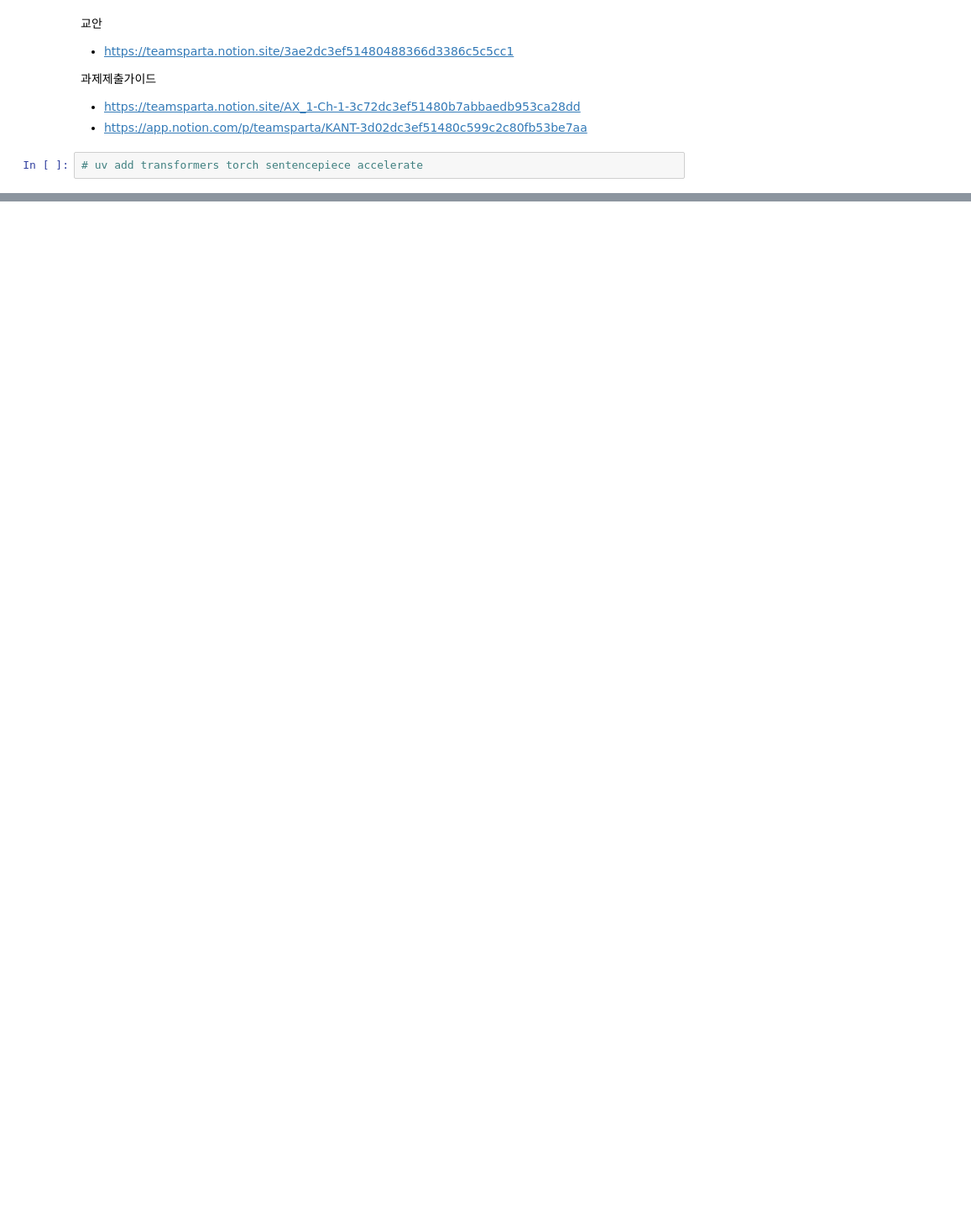
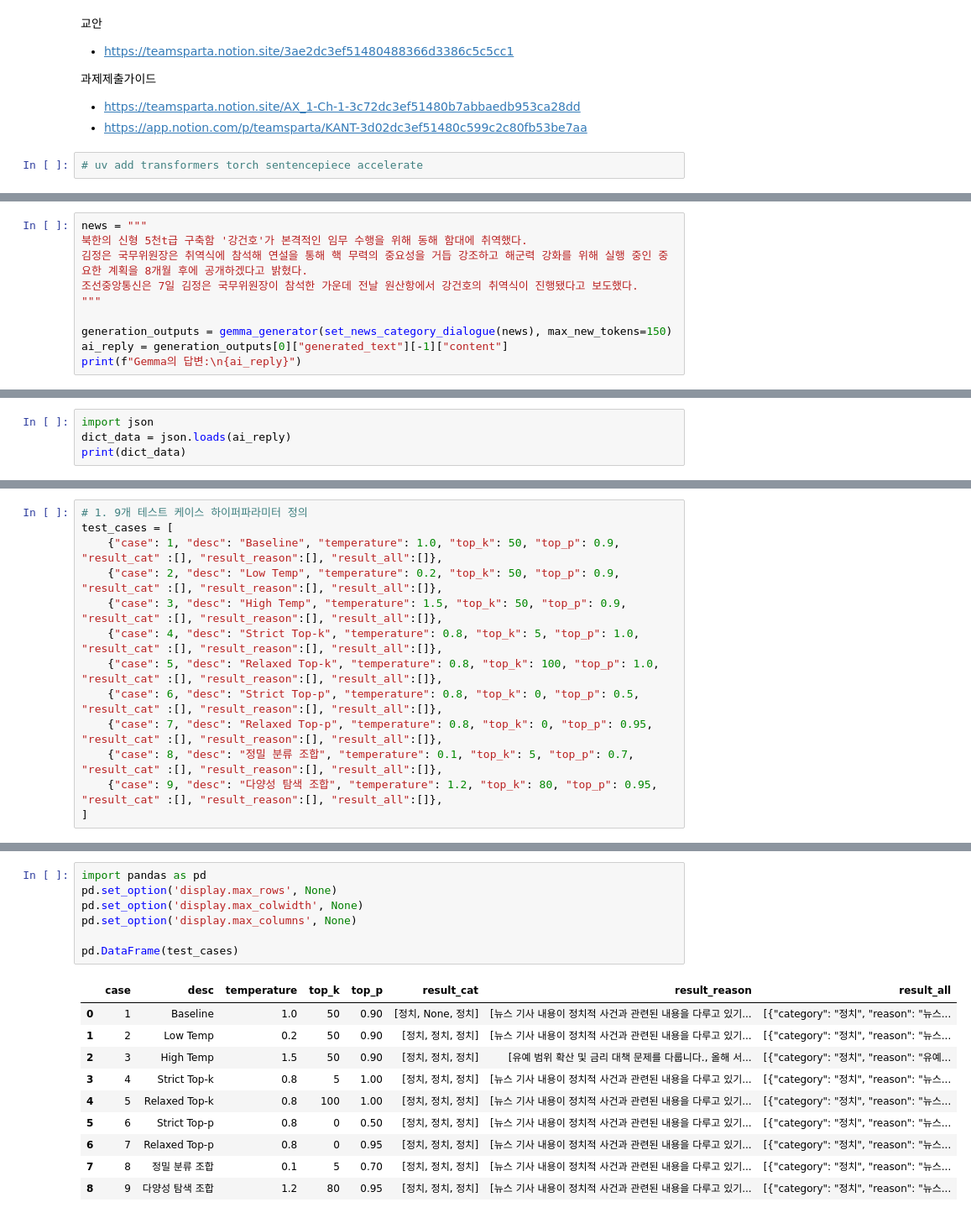
Before and after one commit to gyoo303/kant-ml-final-assignment, a Jupyter notebook: 머신러닝_최종과제_최규형.ipynb, the cells around one changed output, grey strips where cells are left out. Shown at 84% size. Drawn from its saved outputs; the diff is of its cells as text; blank space fills up the shorter version.

```diff
--- a/머신러닝_최종과제_최규형.ipynb
+++ b/머신러닝_최종과제_최규형.ipynb
@@ -1027,0 +1119,10 @@ print(f"Gemma의 답변:\n{ai_reply}")
+# %%
+news = """
+북한의 신형 5천t급 구축함 '강건호'가 본격적인 임무 수행을 위해 동해 함대에 취역했다.
+김정은 국무위원장은 취역식에 참석해 연설을 통해 핵 무력의 중요성을 거듭 강조하고 해군력 강화를 위해 실행 중인 중요한 계획을 8개월 후에 공개하겠다고 밝혔다.
+조선중앙통신은 7일 김정은 국무위원장이 참석한 가운데 전날 원산항에서 강건호의 취역식이 진행됐다고 보도했다.
+"""
+
+generation_outputs = gemma_generator(set_news_category_dialogue(news), max_new_tokens=150)
+ai_reply = generation_outputs[0]["generated_text"][-1]["content"]
+print(f"Gemma의 답변:\n{ai_reply}")
@@ -1027,0 +1133,4 @@ print(f"Gemma의 답변:\n{ai_reply}")
+# %%
+import json
+dict_data = json.loads(ai_reply)
+print(dict_data)
@@ -1027,0 +1217,13 @@ print(f"Gemma의 답변:\n{ai_reply}")
+# %%
+# 1. 9개 테스트 케이스 하이퍼파라미터 정의
+test_cases = [
+    {"case": 1, "desc": "Baseline", "temperature": 1.0, "top_k": 50, "top_p": 0.9, "result_cat" :[], "result_reason":[], "result_all":[]},
+    {"case": 2, "desc": "Low Temp", "temperature": 0.2, "top_k": 50, "top_p": 0.9, "result_cat" :[], "result_reason":[], "result_all":[]},
+    {"case": 3, "desc": "High Temp", "temperature": 1.5, "top_k": 50, "top_p": 0.9, "result_cat" :[], "result_reason":[], "result_all":[]},
+    {"case": 4, "desc": "Strict Top-k", "temperature": 0.8, "top_k": 5, "top_p": 1.0, "result_cat" :[], "result_reason":[], "result_all":[]},
+    {"case": 5, "desc": "Relaxed Top-k", "temperature": 0.8, "top_k": 100, "top_p": 1.0, "result_cat" :[], "result_reason":[], "result_all":[]},
+    {"case": 6, "desc": "Strict Top-p", "temperature": 0.8, "top_k": 0, "top_p": 0.5, "result_cat" :[], "result_reason":[], "result_all":[]},
+    {"case": 7, "desc": "Relaxed Top-p", "temperature": 0.8, "top_k": 0, "top_p": 0.95, "result_cat" :[], "result_reason":[], "result_all":[]},
+    {"case": 8, "desc": "정밀 분류 조합", "temperature": 0.1, "top_k": 5, "top_p": 0.7, "result_cat" :[], "result_reason":[], "result_all":[]},
+    {"case": 9, "desc": "다양성 탐색 조합", "temperature": 1.2, "top_k": 80, "top_p": 0.95, "result_cat" :[], "result_reason":[], "result_all":[]},
+]
@@ -1027,0 +1296,18 @@ print(f"Gemma의 답변:\n{ai_reply}")
+# %%
+import pandas as pd
+pd.set_option('display.max_rows', None)
+pd.set_option('display.max_colwidth', None)
+pd.set_option('display.max_columns', None)
+
+pd.DataFrame(test_cases)
+# %% [output]
+|  | case | desc | temperature | top_k | top_p | result_cat | result_reason | result_all |
+| 0 | 1 | Baseline | 1.0 | 50 | 0.90 | [정치, None, 정치] | [뉴스 기사 내용이 정치적 사건과 관련된 내용을 다루고 있기... | [{"category": "정치", "reason": "뉴스... |
+| 1 | 2 | Low Temp | 0.2 | 50 | 0.90 | [정치, 정치, 정치] | [뉴스 기사 내용이 정치적 사건과 관련된 내용을 다루고 있기... | [{"category": "정치", "reason": "뉴스... |
+| 2 | 3 | High Temp | 1.5 | 50 | 0.90 | [정치, 정치, 정치] | [유예 범위 확산 및 금리 대책 문제를 다룹니다., 올해 서... | [{"category": "정치", "reason": "유예... |
+| 3 | 4 | Strict Top-k | 0.8 | 5 | 1.00 | [정치, 정치, 정치] | [뉴스 기사 내용이 정치적 사건과 관련된 내용을 다루고 있기... | [{"category": "정치", "reason": "뉴스... |
+| 4 | 5 | Relaxed Top-k | 0.8 | 100 | 1.00 | [정치, 정치, 정치] | [뉴스 기사 내용이 정치적 사건과 관련된 내용을 다루고 있기... | [{"category": "정치", "reason": "뉴스... |
+| 5 | 6 | Strict Top-p | 0.8 | 0 | 0.50 | [정치, 정치, 정치] | [뉴스 기사 내용이 정치적 사건과 관련된 내용을 다루고 있기... | [{"category": "정치", "reason": "뉴스... |
+| 6 | 7 | Relaxed Top-p | 0.8 | 0 | 0.95 | [정치, 정치, 정치] | [뉴스 기사 내용이 정치적 사건과 관련된 내용을 다루고 있기... | [{"category": "정치", "reason": "뉴스... |
+| 7 | 8 | 정밀 분류 조합 | 0.1 | 5 | 0.70 | [정치, 정치, 정치] | [뉴스 기사 내용이 정치적 사건과 관련된 내용을 다루고 있기... | [{"category": "정치", "reason": "뉴스... |
+| 8 | 9 | 다양성 탐색 조합 | 1.2 | 80 | 0.95 | [정치, 정치, 정치] | [뉴스 기사 내용이 정치적 사건과 관련된 내용을 다루고 있기... | [{"category": "정치", "reason": "뉴스... |
```
Also changed, not shown: parts of 15 cells of this notebook, 5 other files.
